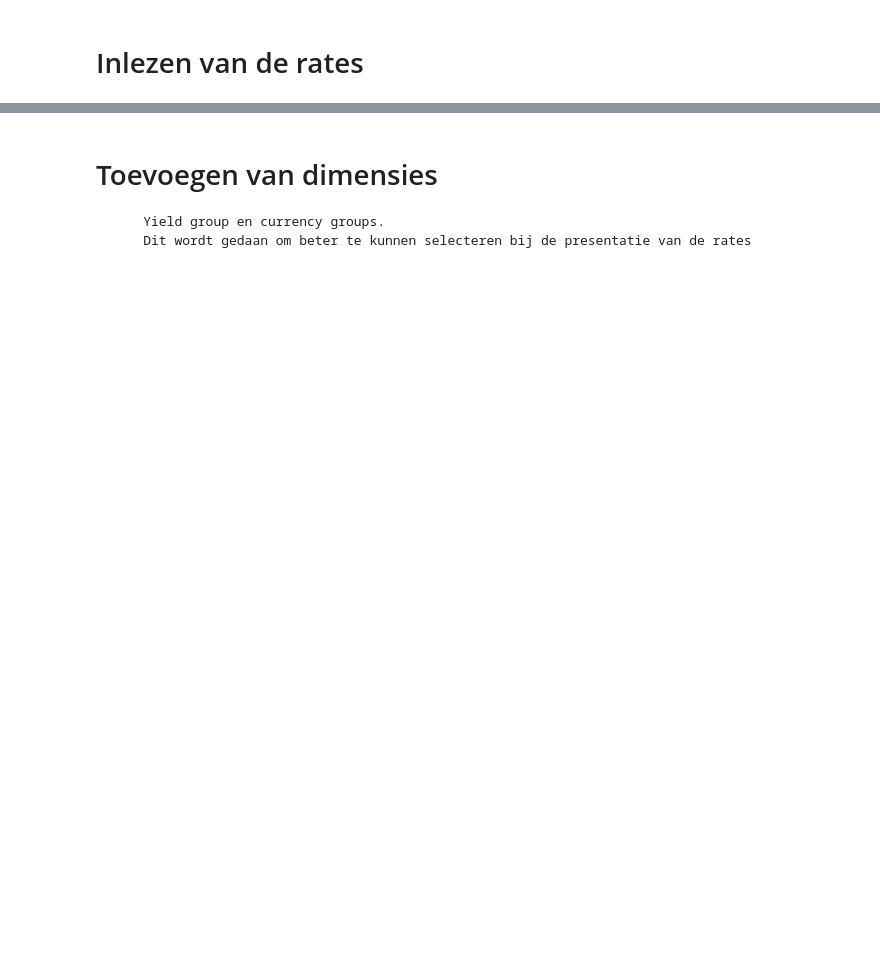
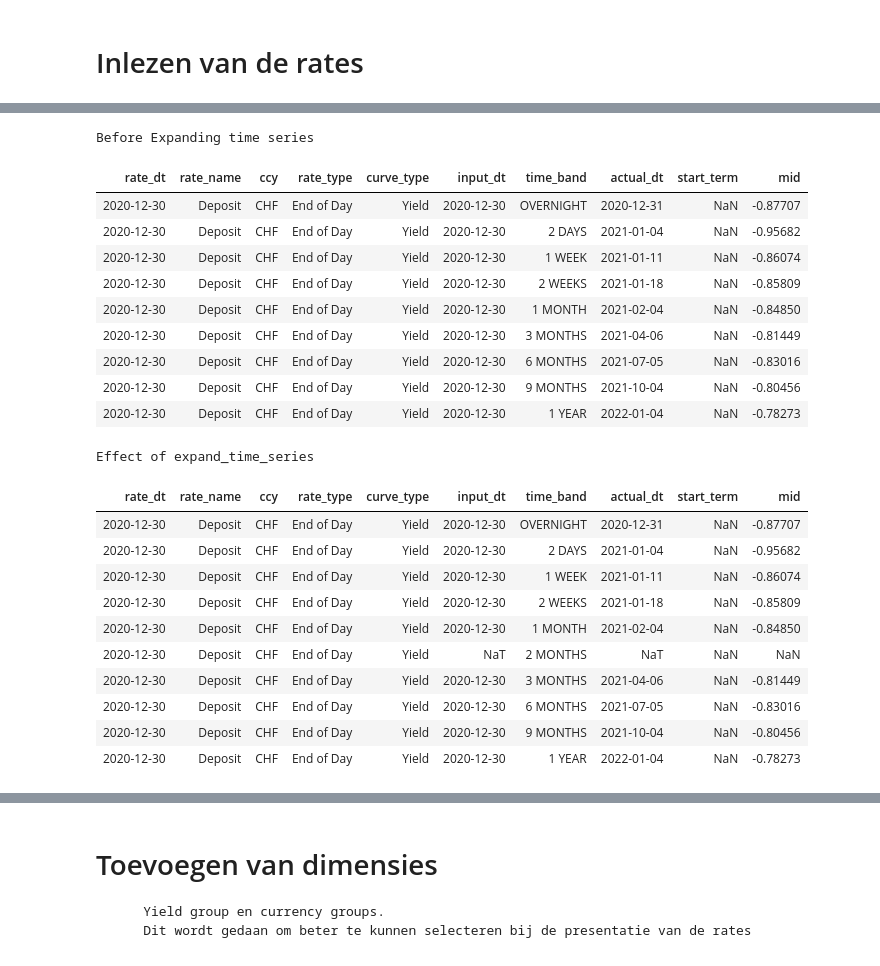
Before and after one commit to Merijn68/Rates, a Jupyter notebook: RatesDashboard.ipynb, the cells around one changed output, grey strips where cells are left out. Saved outputs shown, nothing was run; the diff lists cells and outputs as text; code cells hidden in the pictures; blank space fills up the shorter version.

```diff
--- a/RatesDashboard.ipynb
+++ b/RatesDashboard.ipynb
@@ -245,3 +357,82 @@ show(df_ext.loc[selection ,columns])
+# %%
+def expand_time_series(df):
+    """
+    Vul de dataframe met alle mogelijke combinaties van keys voor elke rate_dt.
+
+    Aan de dataframe wordt op basis van rate_dt en de sleutelvelden
+    alle mogelijke combinaties toegevoegd. Voor ontbrekende combinaties wordt
+    een NaN waarde ingevoegd.
+
+    Input:
+    df -              Pandas Datafame
+
+    Output:
+    Pandas Dataframe
+    """
+    #Selectie van range van de laatste 20 waarnemingen
+    dates = df['rate_dt'].unique()
+    dates.sort()
+
+    # Doe de berekeningen alleen over de laatste N dagen.
+    N = 20
+
+    df_nd = df[df.rate_dt >= dates[-N]]
+
+    keys =  ['curve_type','rate_name','rate_type','ccy','time_band']
+    col = df.columns
+
+    # Alle combincaties van keys per laatste datum
+    df_keys = df_nd[keys].drop_duplicates()
+    df_keys['rate_dt'] = df_nd['rate_dt'].max()
+
+    # mask = df_nd['rate_dt'] == df_nd['rate_dt'].max()
+
+    df_expanded = df_keys.merge(df_nd, on=keys + ['rate_dt'], how='outer')
+
+    # kolommen herschikken
+    df_expanded = df_expanded.reindex(columns=col)
+
+    return df_expanded
+
+print ('Before Expanding time series')
+show(df_rates[(df_rates['rate_dt'] == df_rates['rate_dt'].max()) &
+        (df_rates['rate_name'] == 'Deposit') &
+        (df_rates['ccy'] == 'CHF')
+       ]
+    )
+
+df_ext = expand_time_series(df_rates)
+
+print ('Effect of expand_time_series')
+show( df_ext[(df_ext['rate_dt'] == df_ext['rate_dt'].max()) &
+             (df_ext['rate_name'] == 'Deposit') &
+             (df_ext['ccy'] == 'CHF')
+       ]
+    )
+# %% [output]
+Before Expanding time series
+| rate_dt | rate_name | ccy | rate_type | curve_type | input_dt | time_band | actual_dt | start_term | mid |
+| 2020-12-30 | Deposit | CHF | End of Day | Yield | 2020-12-30 | OVERNIGHT | 2020-12-31 | NaN | -0.87707 |
+| 2020-12-30 | Deposit | CHF | End of Day | Yield | 2020-12-30 | 2 DAYS | 2021-01-04 | NaN | -0.95682 |
+| 2020-12-30 | Deposit | CHF | End of Day | Yield | 2020-12-30 | 1 WEEK | 2021-01-11 | NaN | -0.86074 |
+| 2020-12-30 | Deposit | CHF | End of Day | Yield | 2020-12-30 | 2 WEEKS | 2021-01-18 | NaN | -0.85809 |
+| 2020-12-30 | Deposit | CHF | End of Day | Yield | 2020-12-30 | 1 MONTH | 2021-02-04 | NaN | -0.84850 |
+| 2020-12-30 | Deposit | CHF | End of Day | Yield | 2020-12-30 | 3 MONTHS | 2021-04-06 | NaN | -0.81449 |
+| 2020-12-30 | Deposit | CHF | End of Day | Yield | 2020-12-30 | 6 MONTHS | 2021-07-05 | NaN | -0.83016 |
+| 2020-12-30 | Deposit | CHF | End of Day | Yield | 2020-12-30 | 9 MONTHS | 2021-10-04 | NaN | -0.80456 |
+| 2020-12-30 | Deposit | CHF | End of Day | Yield | 2020-12-30 | 1 YEAR | 2022-01-04 | NaN | -0.78273 |
+Effect of expand_time_series
+| rate_dt | rate_name | ccy | rate_type | curve_type | input_dt | time_band | actual_dt | start_term | mid |
+| 2020-12-30 | Deposit | CHF | End of Day | Yield | 2020-12-30 | OVERNIGHT | 2020-12-31 | NaN | -0.87707 |
+| 2020-12-30 | Deposit | CHF | End of Day | Yield | 2020-12-30 | 2 DAYS | 2021-01-04 | NaN | -0.95682 |
+| 2020-12-30 | Deposit | CHF | End of Day | Yield | 2020-12-30 | 1 WEEK | 2021-01-11 | NaN | -0.86074 |
+| 2020-12-30 | Deposit | CHF | End of Day | Yield | 2020-12-30 | 2 WEEKS | 2021-01-18 | NaN | -0.85809 |
+| 2020-12-30 | Deposit | CHF | End of Day | Yield | 2020-12-30 | 1 MONTH | 2021-02-04 | NaN | -0.84850 |
+| 2020-12-30 | Deposit | CHF | End of Day | Yield | NaT | 2 MONTHS | NaT | NaN | NaN |
+| 2020-12-30 | Deposit | CHF | End of Day | Yield | 2020-12-30 | 3 MONTHS | 2021-04-06 | NaN | -0.81449 |
+| 2020-12-30 | Deposit | CHF | End of Day | Yield | 2020-12-30 | 6 MONTHS | 2021-07-05 | NaN | -0.83016 |
+| 2020-12-30 | Deposit | CHF | End of Day | Yield | 2020-12-30 | 9 MONTHS | 2021-10-04 | NaN | -0.80456 |
+| 2020-12-30 | Deposit | CHF | End of Day | Yield | 2020-12-30 | 1 YEAR | 2022-01-04 | NaN | -0.78273 |
 # %% [markdown]
 <a id='outliers'></a>
 # Berekenen van outliers
```
Also changed, not shown: parts of 33 cells of this notebook, 11 other files.
